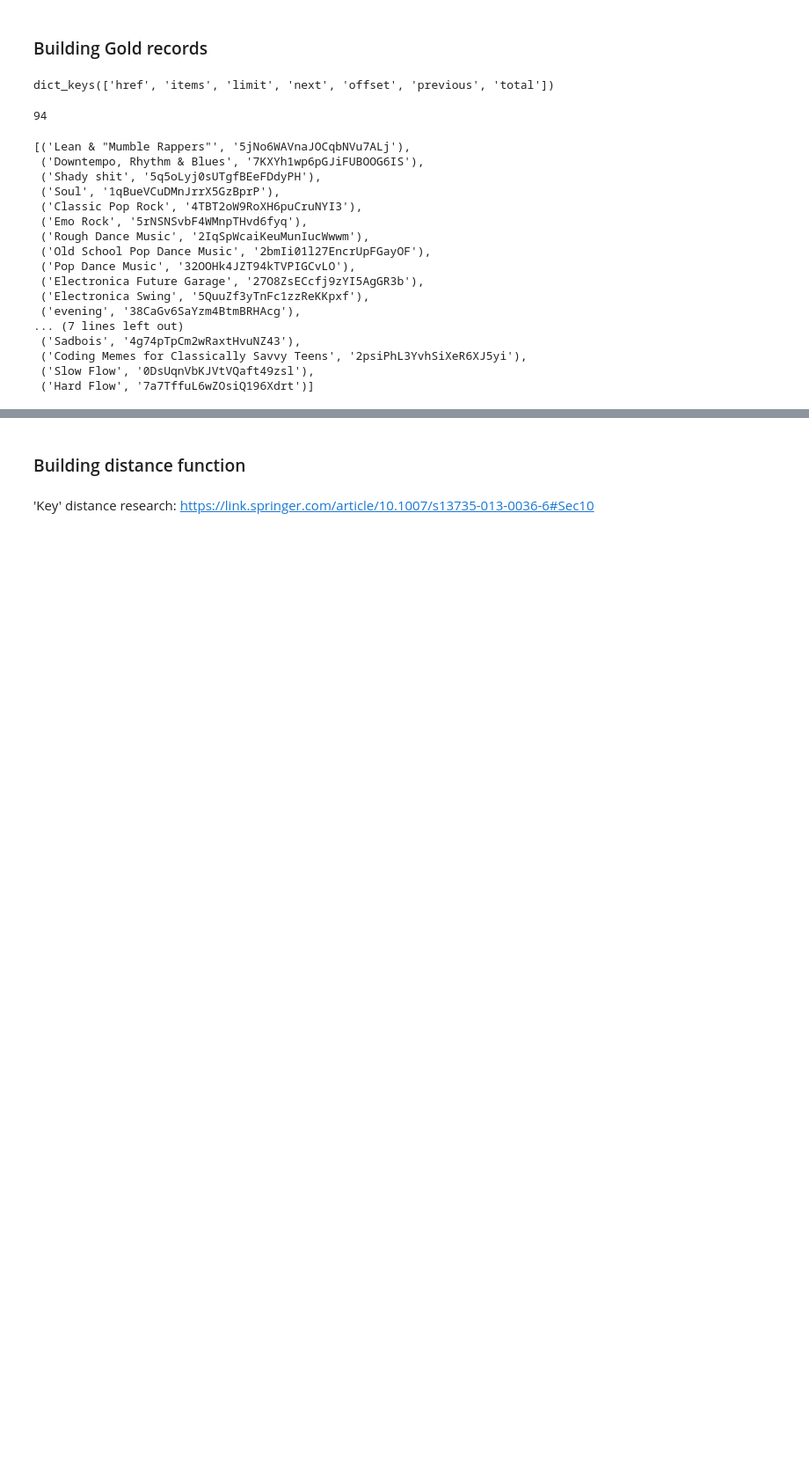
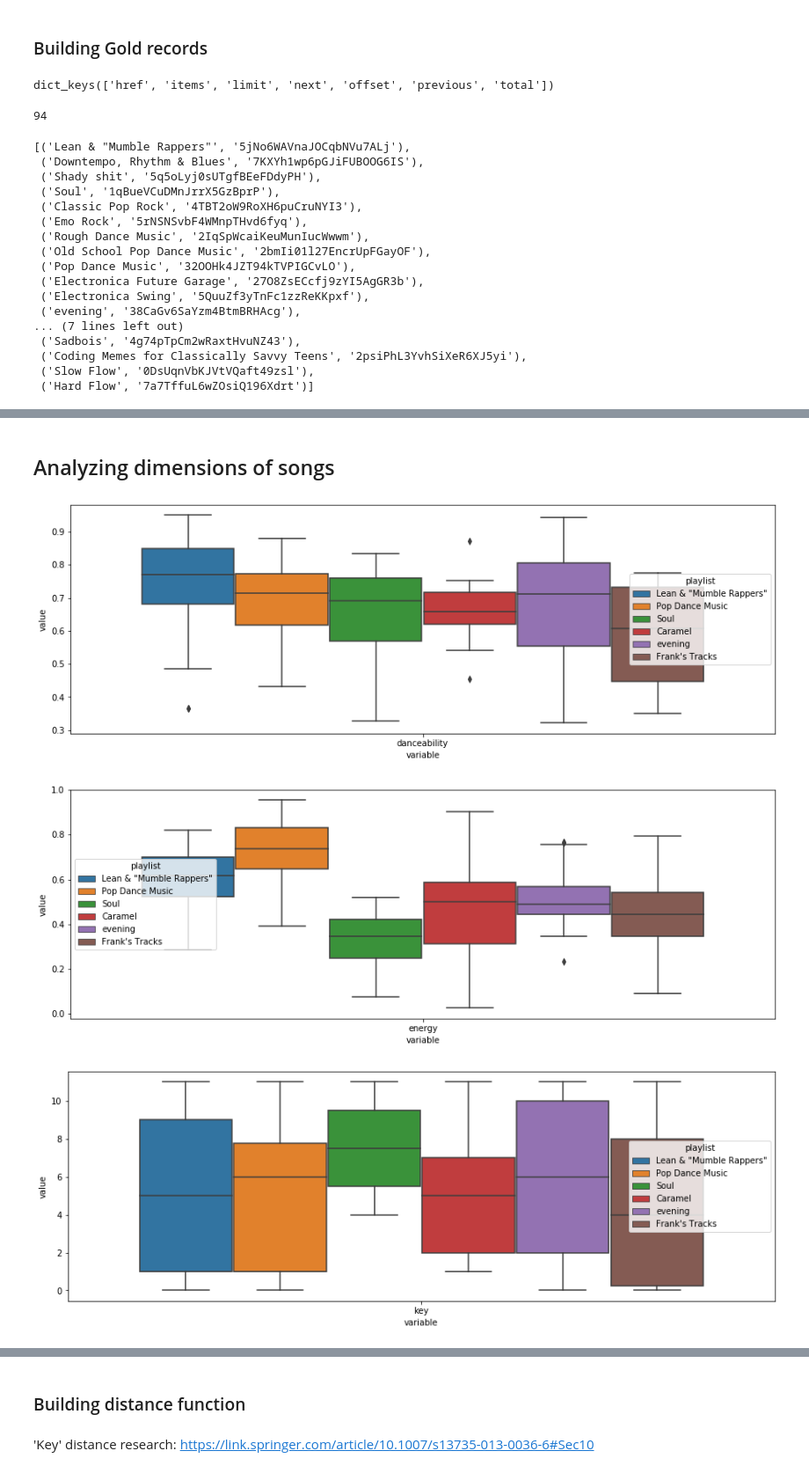
Before and after one commit to antonstorozhilov/spotify-manager, a Jupyter notebook: scripts/playlist-splitting-experiment.ipynb, the cells around one changed output, grey strips where cells are left out. Shown at 88% size. Drawn from its saved outputs; the diff is of its cells as text; code cells hidden in the pictures; blank space fills up the shorter version.

Commit message:
- "Feature selection":  Graphed boxplots of song attributes -- comparing across playlists.
- Built v1 distance function (placeholder, hardcoded)

Signed-off-by: Anton <astorozh@edu.uwaterloo.ca>

```diff
--- a/scripts/playlist-splitting-experiment.ipynb
+++ b/scripts/playlist-splitting-experiment.ipynb
@@ -230,0 +222,8 @@ for pname, pid in gold_playlists[1:]:
+# %%
+evening_playlist_df = pd.DataFrame(get_songs_for_playlist('antonstorozhilov', '38CaGv6SaYzm4BtmBRHAcg'),  columns=['track_id', 'name', 'artists', 'genres', 'danceability', 'energy', 'key', 'loudness', 'mode', 'speechiness', 'acousticness', 'instrumentalness', 'liveness', 'valence', 'tempo', 'type', 'id', 'uri', 'track_href', 'analysis_url', 'duration_ms', 'time_signature'])
+evening_playlist_df['playlist']= 'evening'
+# %%
+frank_playlist_df = pd.DataFrame(get_songs_for_playlist('antonstorozhilov', '51qtvgmejUvumw5hcsYghY'),  columns=['track_id', 'name', 'artists', 'genres', 'danceability', 'energy', 'key', 'loudness', 'mode', 'speechiness', 'acousticness', 'instrumentalness', 'liveness', 'valence', 'tempo', 'type', 'id', 'uri', 'track_href', 'analysis_url', 'duration_ms', 'time_signature'])
+frank_playlist_df['playlist']= "Frank's Tracks"
+# %% [markdown]
+## Analyzing dimensions of songs
@@ -230,0 +232,16 @@ for pname, pid in gold_playlists[1:]:
+# %%
+numerical_dimensions = ['danceability', 'energy',
+       'key', 'loudness', 'mode', 'speechiness', 'acousticness',
+       'instrumentalness', 'liveness', 'valence', 'tempo', 'duration_ms', 'time_signature']
+# %%
+playlists_df = pd.concat([lean_mumble_raps_playlist_df, pop_dance_music_playlist_df, soul_playlist_df, caramel_playlist_df, evening_playlist_df, frank_playlist_df])
+# %%
+for dim in numerical_dimensions:
+    mdf = pd.melt(playlists_df[['playlist', dim]], id_vars=['playlist'])      # MELT
+
+    plt.figure(figsize=(15, 5))
+    sns.boxplot(x="variable", y="value", hue="playlist", data=mdf)
+# %% [output]
+[figure, added]
+[figure, added]
+[figure, added]
```
Also changed, not shown: parts of 37 cells of this notebook.
